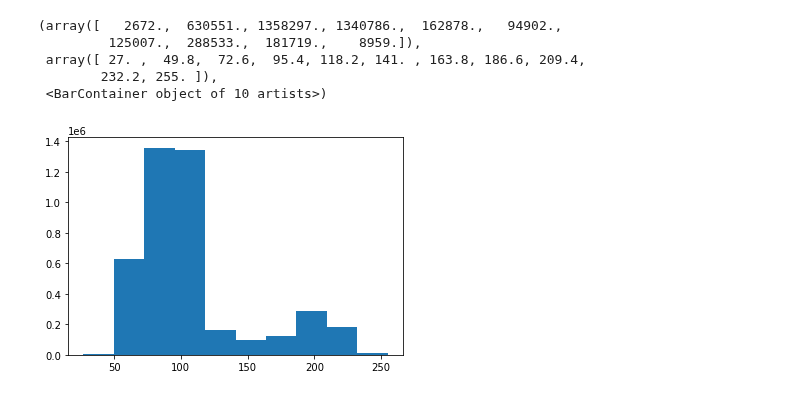
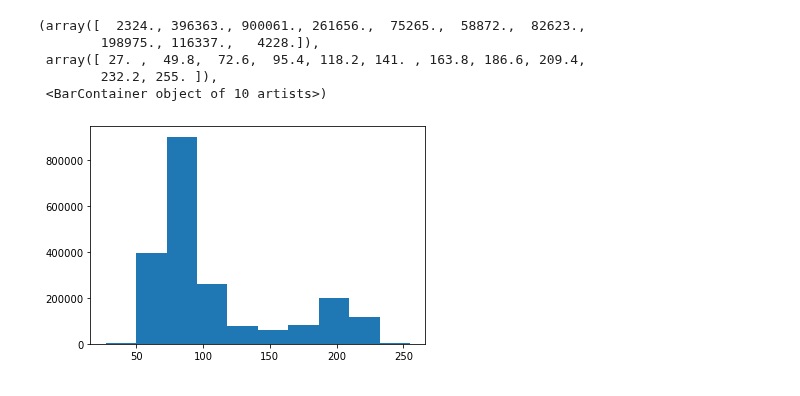
Before and after one commit to laura-rieger/segmenter, a Jupyter notebook: notebooks/Explore Data.ipynb, the cells around one changed output. Cells and saved outputs as stored; diff of their text form; code cells hidden in the pictures.

```diff
--- a/notebooks/Explore Data.ipynb
+++ b/notebooks/Explore Data.ipynb
@@ -43,0 +80,2 @@ for file_name in files:
+# %%
+sample_img =np.copy(my_data[0][300:-300,300:-300])
@@ -48,9 +105,9 @@ AttributeError: 'numpy.ndarray' object has no attribute 'show'
 # %%
-plt.hist(my_data[0].reshape(-1))
+plt.hist(sample_img.reshape(-1))
 # %% [output]
-(array([   2672.,  630551., 1358297., 1340786.,  162878.,   94902.,
-         125007.,  288533.,  181719.,    8959.]),
+(array([  2324., 396363., 900061., 261656.,  75265.,  58872.,  82623.,
+        198975., 116337.,   4228.]),
  array([ 27. ,  49.8,  72.6,  95.4, 118.2, 141. , 163.8, 186.6, 209.4,
         232.2, 255. ]),
  <BarContainer object of 10 artists>)
-[figure, old version]
+[figure, new version]
```
Also changed, not shown: parts of 15 cells of this notebook, 6 other files.
